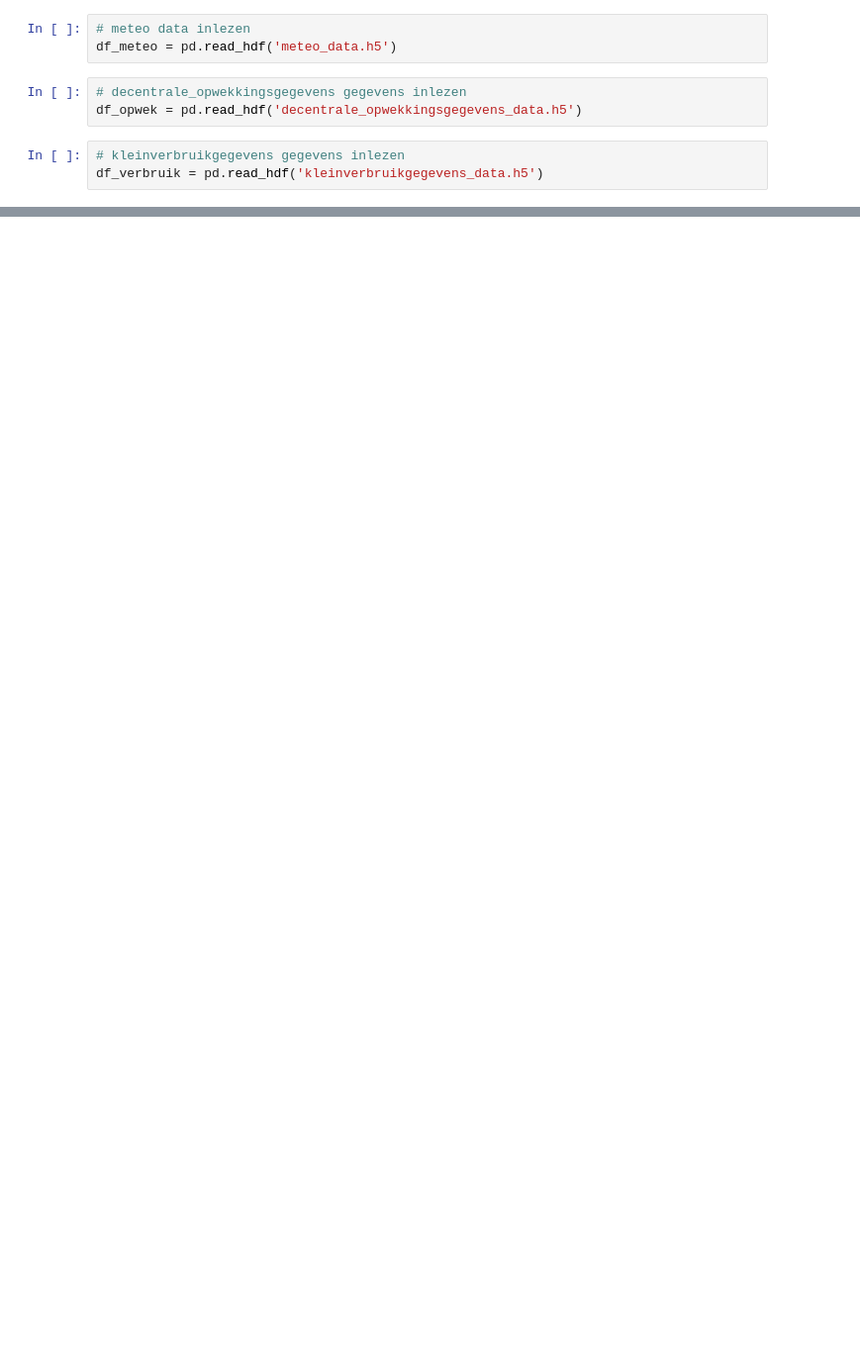
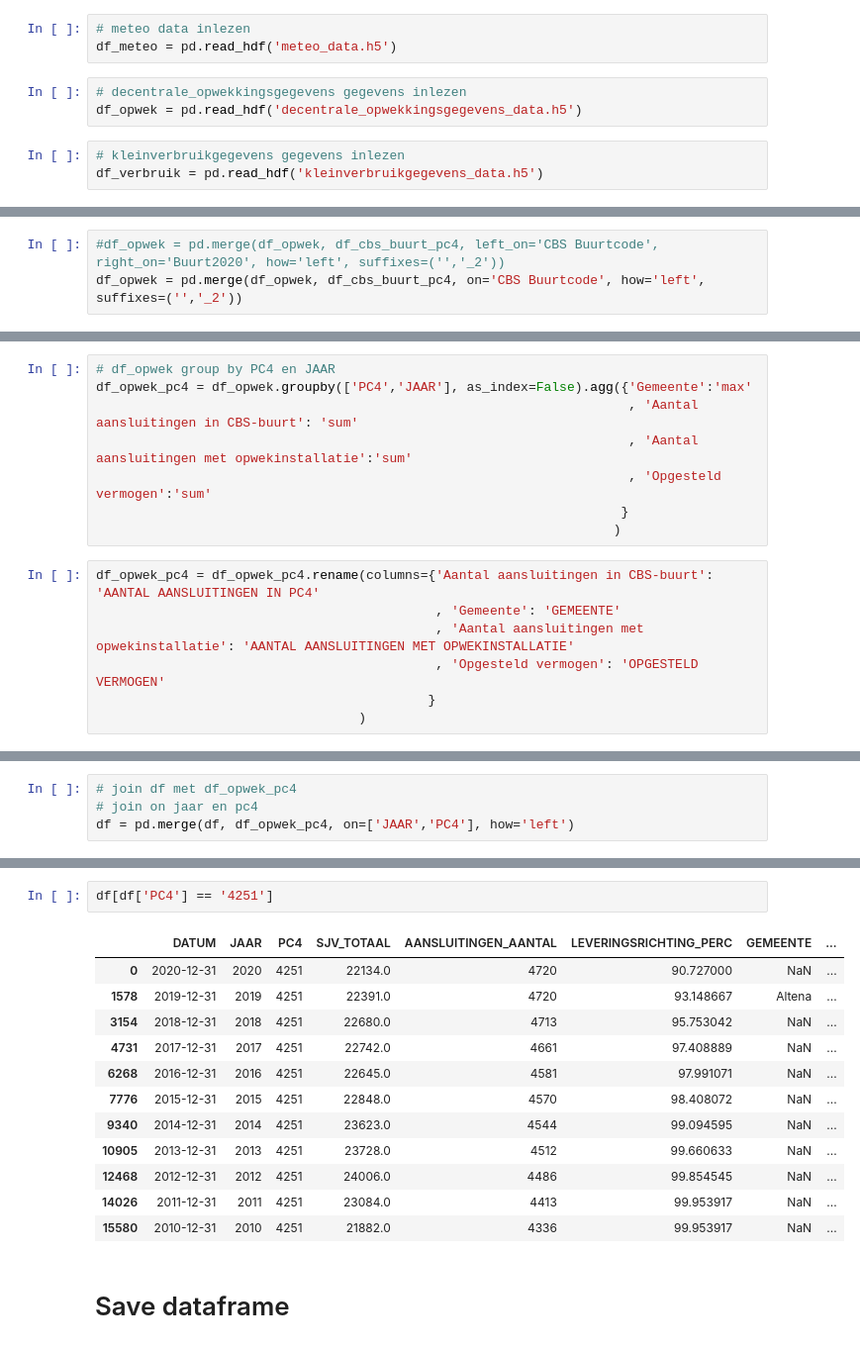
Before and after one commit to processminery/jads_enexis, a Jupyter notebook: notebooks/master_dataframe.ipynb, the cells around one changed output, grey strips where cells are left out. Shown at 99% size. Drawn from its saved outputs; the diff is of its cells as text; blank space fills up the shorter version.

Commit message:
nieuw dataframe

```diff
--- a/notebooks/master_dataframe.ipynb
+++ b/notebooks/master_dataframe.ipynb
@@ -184,0 +199,3 @@ memory usage: 11.2+ GB
+# %%
+#df_opwek = pd.merge(df_opwek, df_cbs_buurt_pc4, left_on='CBS Buurtcode', right_on='Buurt2020', how='left', suffixes=('','_2'))
+df_opwek = pd.merge(df_opwek, df_cbs_buurt_pc4, on='CBS Buurtcode', how='left', suffixes=('','_2'))
@@ -184,0 +211,15 @@ memory usage: 11.2+ GB
+# %%
+# df_opwek group by PC4 en JAAR
+df_opwek_pc4 = df_opwek.groupby(['PC4','JAAR'], as_index=False).agg({'Gemeente':'max'
+                                                                     , 'Aantal aansluitingen in CBS-buurt': 'sum'
+                                                                     , 'Aantal aansluitingen met opwekinstallatie':'sum'
+                                                                     , 'Opgesteld vermogen':'sum'
+                                                                    }
+                                                                   )
+# %%
+df_opwek_pc4 = df_opwek_pc4.rename(columns={'Aantal aansluitingen in CBS-buurt': 'AANTAL AANSLUITINGEN IN PC4'
+                                            , 'Gemeente': 'GEMEENTE'
+                                            , 'Aantal aansluitingen met opwekinstallatie': 'AANTAL AANSLUITINGEN MET OPWEKINSTALLATIE'
+                                            , 'Opgesteld vermogen': 'OPGESTELD VERMOGEN'
+                                           }
+                                  )
@@ -184,0 +301,4 @@ memory usage: 11.2+ GB
+# %%
+# join df met df_opwek_pc4
+# join on jaar en pc4
+df = pd.merge(df, df_opwek_pc4, on=['JAAR','PC4'], how='left')
@@ -184,0 +334,17 @@ memory usage: 11.2+ GB
+# %%
+df[df['PC4'] == '4251']
+# %% [output]
+|  | DATUM | JAAR | PC4 | SJV_TOTAAL | AANSLUITINGEN_AANTAL | LEVERINGSRICHTING_PERC | GEMEENTE | ... |
+| 0 | 2020-12-31 | 2020 | 4251 | 22134.0 | 4720 | 90.727000 | NaN | ... |
+| 1578 | 2019-12-31 | 2019 | 4251 | 22391.0 | 4720 | 93.148667 | Altena | ... |
+| 3154 | 2018-12-31 | 2018 | 4251 | 22680.0 | 4713 | 95.753042 | NaN | ... |
+| 4731 | 2017-12-31 | 2017 | 4251 | 22742.0 | 4661 | 97.408889 | NaN | ... |
+| 6268 | 2016-12-31 | 2016 | 4251 | 22645.0 | 4581 | 97.991071 | NaN | ... |
+| 7776 | 2015-12-31 | 2015 | 4251 | 22848.0 | 4570 | 98.408072 | NaN | ... |
+| 9340 | 2014-12-31 | 2014 | 4251 | 23623.0 | 4544 | 99.094595 | NaN | ... |
+| 10905 | 2013-12-31 | 2013 | 4251 | 23728.0 | 4512 | 99.660633 | NaN | ... |
+| 12468 | 2012-12-31 | 2012 | 4251 | 24006.0 | 4486 | 99.854545 | NaN | ... |
+| 14026 | 2011-12-31 | 2011 | 4251 | 23084.0 | 4413 | 99.953917 | NaN | ... |
+| 15580 | 2010-12-31 | 2010 | 4251 | 21882.0 | 4336 | 99.953917 | NaN | ... |
+# %% [markdown]
+# Save dataframe
```
Also changed, not shown: parts of 56 cells of this notebook, 6 other files.
